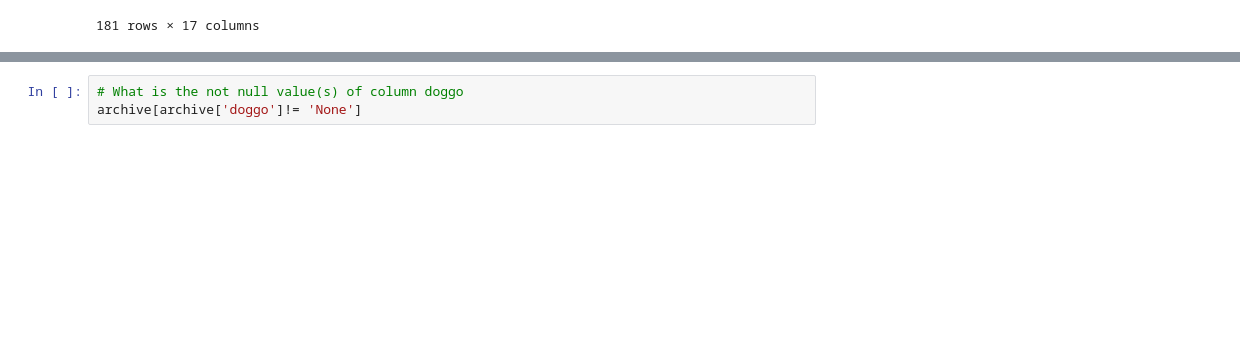
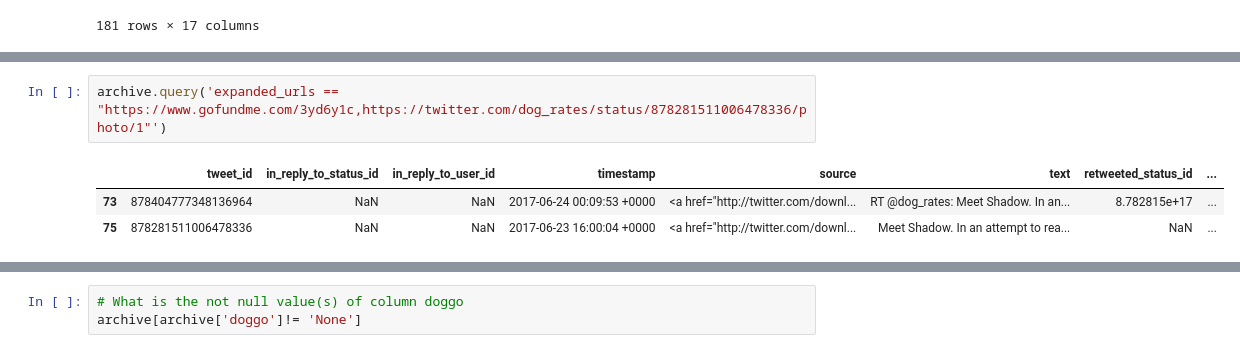
Before and after one commit to iRaied/Wrangling-WeRateDogs, a Jupyter notebook: Wrangling_WeRateDogs.ipynb, the cells around one changed output, grey strips where cells are left out. Cells and saved outputs as stored; diff of their text form; blank space fills up the shorter version.

```diff
--- a/Wrangling_WeRateDogs.ipynb
+++ b/Wrangling_WeRateDogs.ipynb
@@ -150,0 +153,6 @@ archive[archive.expanded_urls.duplicated()]
+# %%
+archive.query('expanded_urls == "https://www.gofundme.com/3yd6y1c,https://twitter.com/dog_rates/status/878281511006478336/photo/1"')
+# %% [output]
+|  | tweet_id | in_reply_to_status_id | in_reply_to_user_id | timestamp | source | text | retweeted_status_id | ... |
+| 73 | 878404777348136964 | NaN | NaN | 2017-06-24 00:09:53 +0000 | <a href="http://twitter.com/downl... | RT @dog_rates: Meet Shadow. In an... | 8.782815e+17 | ... |
+| 75 | 878281511006478336 | NaN | NaN | 2017-06-23 16:00:04 +0000 | <a href="http://twitter.com/downl... | Meet Shadow. In an attempt to rea... | NaN | ... |
```
Also changed, not shown: parts of 25 cells of this notebook.
